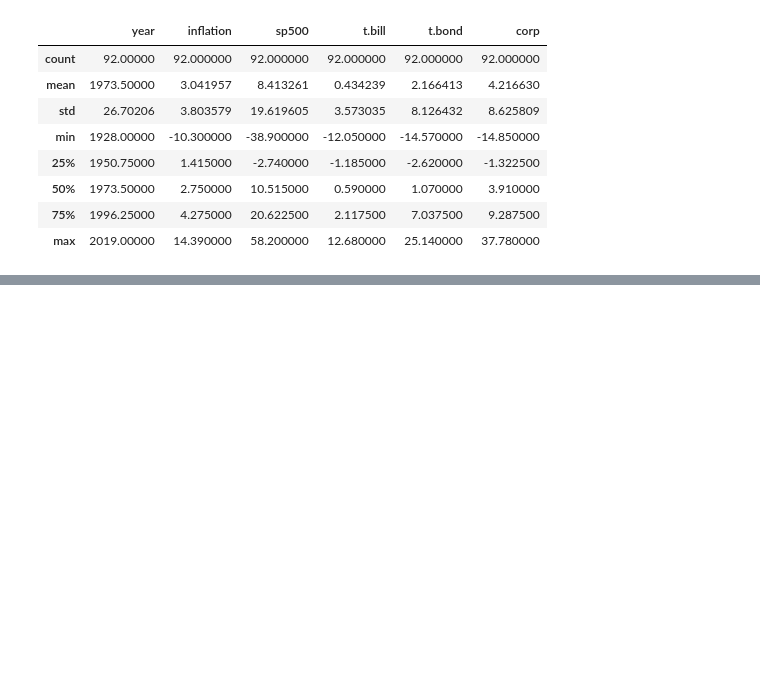
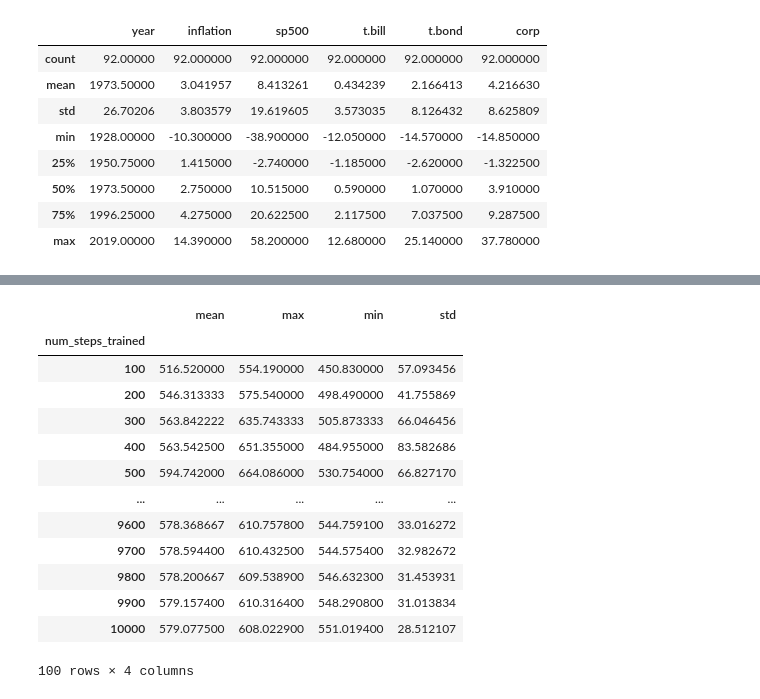
Before and after one commit to anyscale/academy, a Jupyter notebook: ray-rllib/multi-armed-bandits/06-Market-Example.ipynb, the cells around one changed output, grey strips where cells are left out. Saved outputs shown, nothing was run; the diff lists cells and outputs as text; code cells hidden in the pictures; blank space fills up the shorter version.

```diff
--- a/ray-rllib/multi-armed-bandits/06-Market-Example.ipynb
+++ b/ray-rllib/multi-armed-bandits/06-Market-Example.ipynb
@@ -214,0 +274,11 @@ TuneError: ('Trials did not complete', [contrib_LinUCB_MarketBandit_00000])
+# %%
+market_config = with_base_config(TS_CONFIG, {
+    "env":           MarketBandit,
+    'max-inflation': DEFAULT_MAX_INFLATION,
+    'tickers':       DEFAULT_TICKERS,
+    'data-file':     DEFAULT_DATA_FILE
+})
+
+stop = {
+    "training_iteration": 100
+}
@@ -214,0 +287,15 @@ TuneError: ('Trials did not complete', [contrib_LinUCB_MarketBandit_00000])
+# %%
+MarketLinTSTrainer = LinTSTrainer.with_updates(
+    name="MarketLinTSTrainer",
+    default_config=market_config,      # Will be merged with Trainer.COMMON_CONFIG (rllib/agent/trainer.py)
+    #default_policy=[somePolicyClass]  # If we had a policy...
+)
+# %%
+analysis = tune.run(
+    MarketLinTSTrainer,
+    config=market_config,
+    stop=stop,
+    num_samples=3,
+    checkpoint_at_end=True,
+    verbose=2            # Change to 0 or 1 to reduce the output.
+)
@@ -214,0 +416,7 @@ TuneError: ('Trials did not complete', [contrib_LinUCB_MarketBandit_00000])
+# %%
+df_ts = pd.DataFrame()
+
+for key, df_trial in analysis.trial_dataframes.items():
+    df_ts = df_ts.append(df_trial, ignore_index=True)
+
+df_ts.head()
@@ -214,0 +431,21 @@ TuneError: ('Trials did not complete', [contrib_LinUCB_MarketBandit_00000])
+# %%
+rewards = df_ts \
+    .groupby("num_steps_trained")["episode_reward_mean"] \
+    .aggregate(["mean", "max", "min", "std"])
+
+rewards
+# %% [output]
+|  | mean | max | min | std |
+| num_steps_trained |  |  |  |  |
+| 100 | 516.520000 | 554.190000 | 450.830000 | 57.093456 |
+| 200 | 546.313333 | 575.540000 | 498.490000 | 41.755869 |
+| 300 | 563.842222 | 635.743333 | 505.873333 | 66.046456 |
+| 400 | 563.542500 | 651.355000 | 484.955000 | 83.582686 |
+| 500 | 594.742000 | 664.086000 | 530.754000 | 66.827170 |
+| ... | ... | ... | ... | ... |
+| 9600 | 578.368667 | 610.757800 | 544.759100 | 33.016272 |
+| 9700 | 578.594400 | 610.432500 | 544.575400 | 32.982672 |
+| 9800 | 578.200667 | 609.538900 | 546.632300 | 31.453931 |
+| 9900 | 579.157400 | 610.316400 | 548.290800 | 31.013834 |
+| 10000 | 579.077500 | 608.022900 | 551.019400 | 28.512107 |
+100 rows × 4 columns
```
Also changed, not shown: parts of 48 cells of this notebook, 6 other files.
